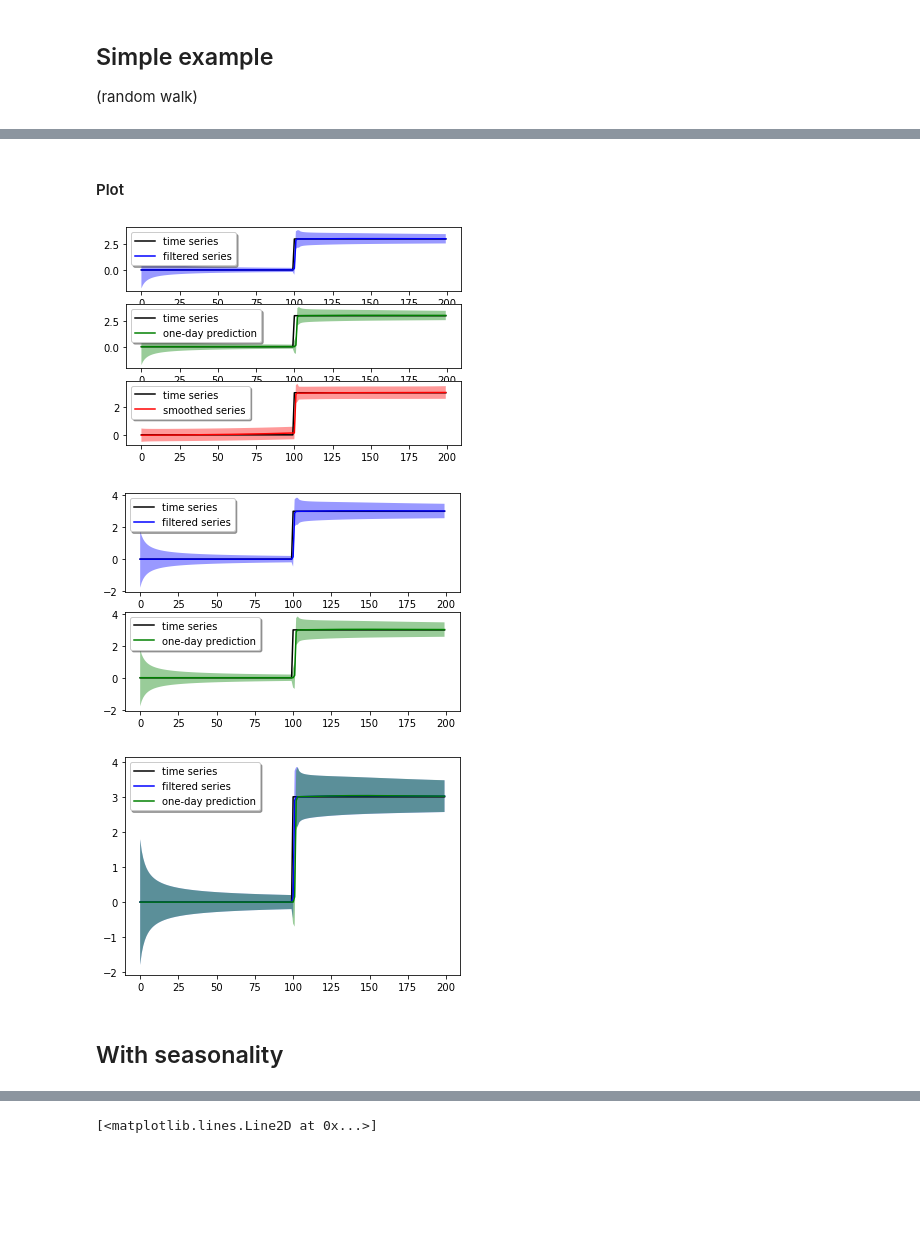
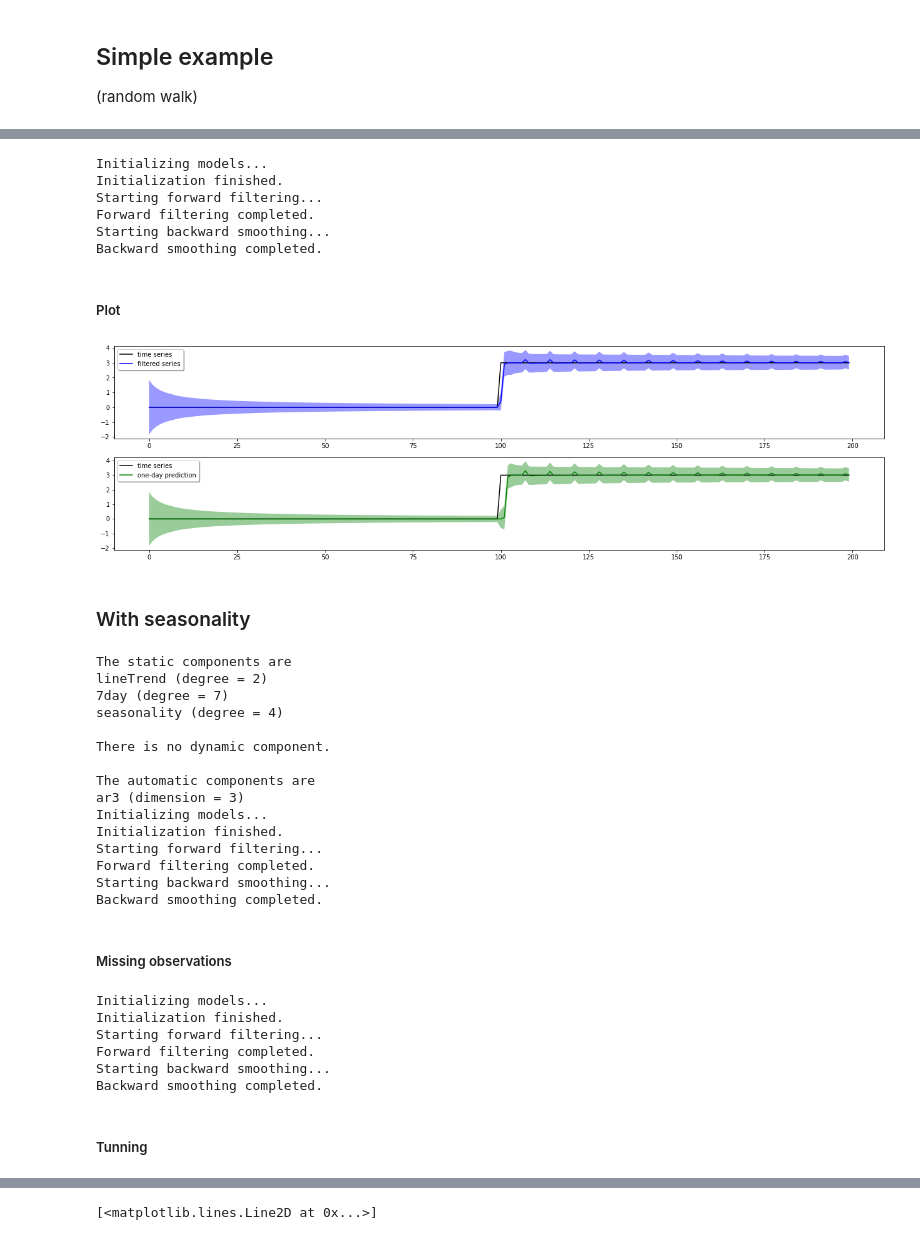
Before and after one commit to miltonluaces/time_series, a Jupyter notebook: stat_models/dlm.ipynb, the cells around one changed output, grey strips where cells are left out. Cells and saved outputs as stored; diff of their text form; code cells hidden in the pictures; blank space fills up the shorter version.

Commit message:
dlm models

```diff
--- a/stat_models/dlm.ipynb
+++ b/stat_models/dlm.ipynb
@@ -3,6 +3,7 @@
 # %%
 from utilities.std_imports import *
 import pydlm
+plt.rcParams['figure.figsize'] = (22, 6)
 # %% [markdown]
 ## Simple example
 (random walk)
@@ -26,3 +36,3 @@ dlm
 # %%
-data = [0] * 100 + [3] * 100
+ts = [0] * 100 + [3] * 100
 # %% [markdown]
@@ -30,20 +40,9 @@ data = [0] * 100 + [3] * 100
 # %%
-# creadte model
-dlm = pydlm.dlm(data)
-
-# add components
-dlm = dlm + pydlm.trend(1, name='lineTrend', w=1.0) # covariance=1
-dlm = dlm + pydlm.seasonality(7, name='7day', w=1.0)
-dlm = dlm + pydlm.autoReg(degree=3, data=data, name='ar3', w=1.0)
+dlm = pydlm.dlm(ts)
+dlm = dlm + pydlm.trend(degree=1, name='lineTrend', w=1.0)
+dlm = dlm + pydlm.seasonality(period=7, name='7day', w=1.0)
+dlm = dlm + pydlm.autoReg(degree=3, name='ar3', w=1.0)
 dlm.ls()
-
-# delete unwanted component
-dlm.delete('7day')
-dlm.ls()
-
-# Analize results
-dlm.fitForwardFilter()
-dlm.fitBackwardSmoother()
 # %% [output]
 The static components are
 lineTrend (degree = 2)
@@ -65,14 +55,54 @@ Backward smoothing completed.
+# %%
+dlm.fitForwardFilter()
+dlm.fitBackwardSmoother()
+# %% [output]
+Initializing models...
+Initialization finished.
+Starting forward filtering...
+Forward filtering completed.
+Starting backward smoothing...
+Backward smoothing completed.
 # %% [markdown]
-#### Plot
+##### Plot
 # %%
-dlm.plot()
 dlm.turnOff('smoothed plot')
 dlm.plot()
-dlm.turnOff('multiple plots')
-dlm.plot()
 # %% [output]
-[figure, old version]
+[figure, new version]
-[figure, removed]
-[figure, removed]
 # %% [markdown]
-## With seasonality
+### With seasonality
+# %%
+dlm = dlm + pydlm.seasonality(4)
+dlm.ls()
+dlm.fit()
+# %% [output]
+The static components are
+lineTrend (degree = 2)
+7day (degree = 7)
+seasonality (degree = 4)
+
+There is no dynamic component.
+
+The automatic components are
+ar3 (dimension = 3)
+Initializing models...
+Initialization finished.
+Starting forward filtering...
+Forward filtering completed.
+Starting backward smoothing...
+Backward smoothing completed.
+# %% [markdown]
+##### Missing observations
+# %%
+ts = [1, 0, 0, 1, 0, 0, None, 0, 1, None, None, 0, 0]
+dlm = pydlm.dlm(ts) + pydlm.trend(degree=1, w=1.0)
+dlm.fit()
+# %% [output]
+Initializing models...
+Initialization finished.
+Starting forward filtering...
+Forward filtering completed.
+Starting backward smoothing...
+Backward smoothing completed.
+# %% [markdown]
+##### Tunning
```
Also changed, not shown: parts of 13 cells of this notebook, 2 other files.
